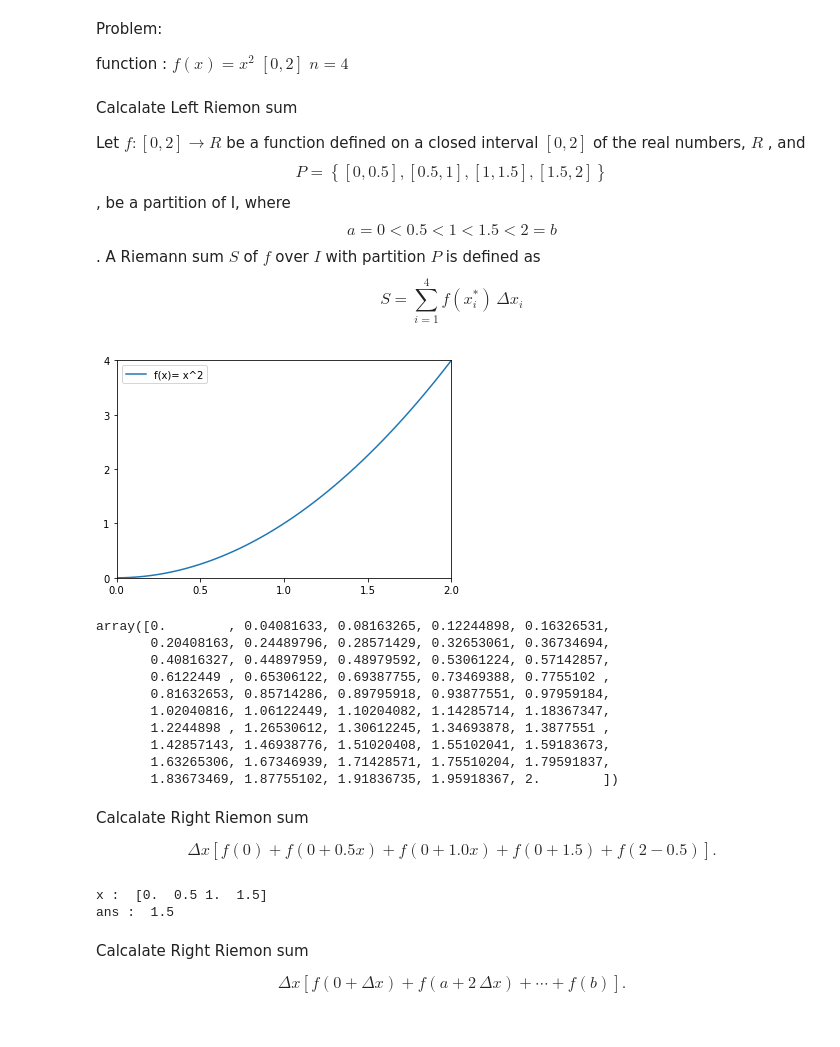
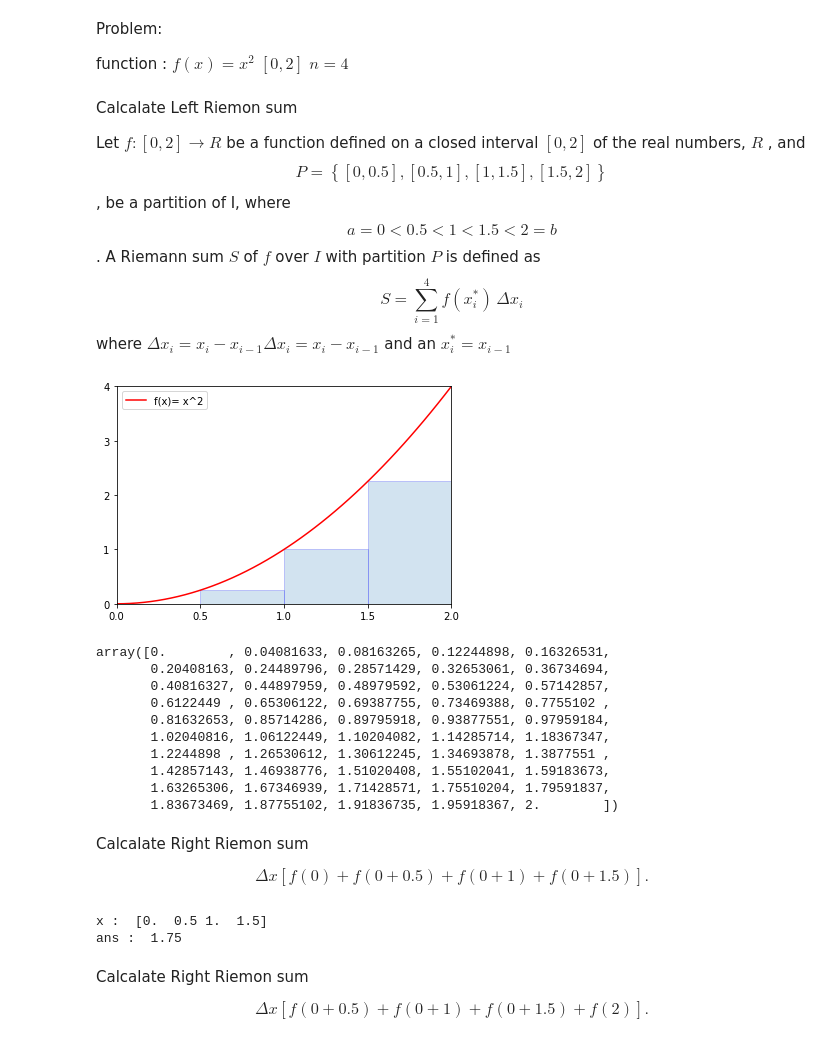
Before and after one commit to misakimeidaisuki/num_py_homework, a Jupyter notebook: test5_10730612.ipynb, the cells around one changed output. Cells and saved outputs as stored; diff of their text form; code cells hidden in the pictures.

```diff
--- a/test5_10730612.ipynb
+++ b/test5_10730612.ipynb
@@ -11,29 +11,37 @@ be a partition of I, where
 $$a=0<0.5<1<1.5<2=b$$.
 A Riemann sum $S$ of $f$ over $I$ with partition $P$ is defined as
 $$ S=\sum _{i=1}^{4}f(x_{i}^{*})\,\Delta x_{i} $$
+where $\Delta x_{i}=x_{i}-x_{i-1}  \Delta x_{i}=x_{i}-x_{i-1}$ and an $ x_{i}^{*}=x_{i-1}$
 # %%
+import numpy as np
+import matplotlib.pyplot as plt
+
 x = np.linspace(0, 2, 50)
 y1 = x**2
 
 plt.figure()
 #set x limits
 plt.xlim((0, 2))
 plt.ylim((0, 4))
 
 # set new sticks
 new_sticks = np.linspace(0, 2, 5)
 plt.xticks(new_sticks)
 # set tick labels
 plt.yticks(np.arange(0, 5, step=1))
 
 # set line styles
-l1, = plt.plot(x, y1, label='f(x)= x^2')
+l1, = plt.plot(x, y1, label='f(x)= x^2', color="red")
 plt.legend(loc='upper left')
+
+x2 = np.linspace(0, 2, 5)
+y2 = np.power(x2,2)
+plt.bar(x2, y2, align='edge', width=0.5, alpha=0.2, edgecolor="blue")
 
 plt.show()
 x
 # %% [output]
-[figure, old version]
+[figure, new version]
 array([0.        , 0.04081633, 0.08163265, 0.12244898, 0.16326531,
        0.20408163, 0.24489796, 0.28571429, 0.32653061, 0.36734694,
        0.40816327, 0.44897959, 0.48979592, 0.53061224, 0.57142857,
@@ -47,11 +55,8 @@ array([0.        , 0.04081633, 0.08163265, 0.12244898, 0.16326531,
 # %% [markdown]
 Calcalate Right Riemon sum
 
-$$\Delta x\left[f(0)+f(0+0.5 x)+f(0+1.0 x)+f(0+1.5) +f(2-0.5)\right].$$
+$$\Delta x\left[f(0)+f(0+0.5)+f(0+1)+f(0+1.5)\right].$$
 # %%
-import numpy as np
-import matplotlib.pyplot as plt
-
 a=0
 b=2
 n=4
@@ -60,16 +65,16 @@ deltax=(b-a)/n
 deltax
 
 x1 = np.arange(a, b, deltax)
-x1
+y1 = x1**2
 
-result1 = deltax*np.sum(x1)
+result1 = deltax*np.sum(y1)
 
 print("x : ", x1)
 print("ans : ", result1)
 # %% [output]
 x :  [0.  0.5 1.  1.5]
-ans :  1.5
+ans :  1.75
 # %% [markdown]
 Calcalate Right Riemon sum
 
-$$ \Delta x\left[f(0+\Delta x)+f(a+2\,\Delta x)+\cdots +f(b)\right].$$
+$$ \Delta x\left[f(0+0.5)+f(0+1)+f(0+1.5)+f(2)\right].$$
```
Also changed, not shown: parts of 5 cells of this notebook.
